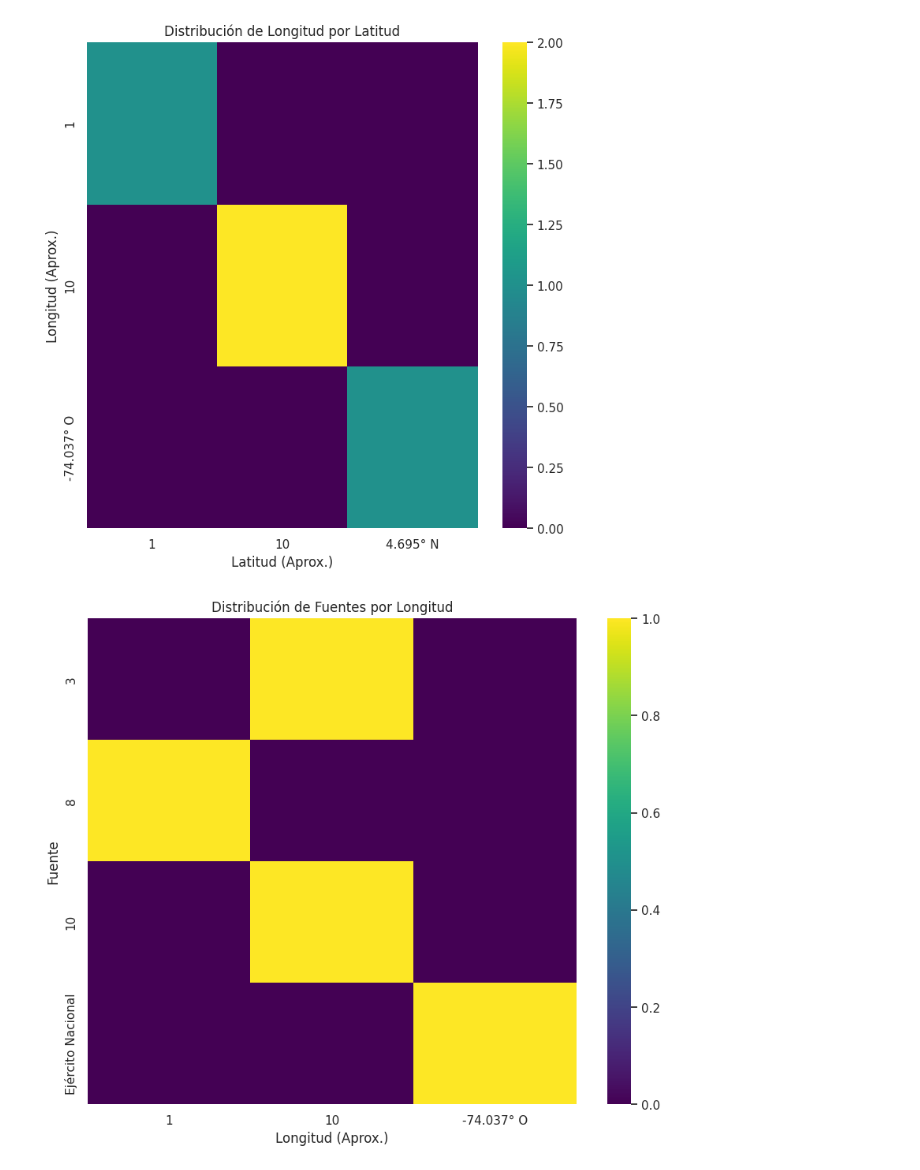
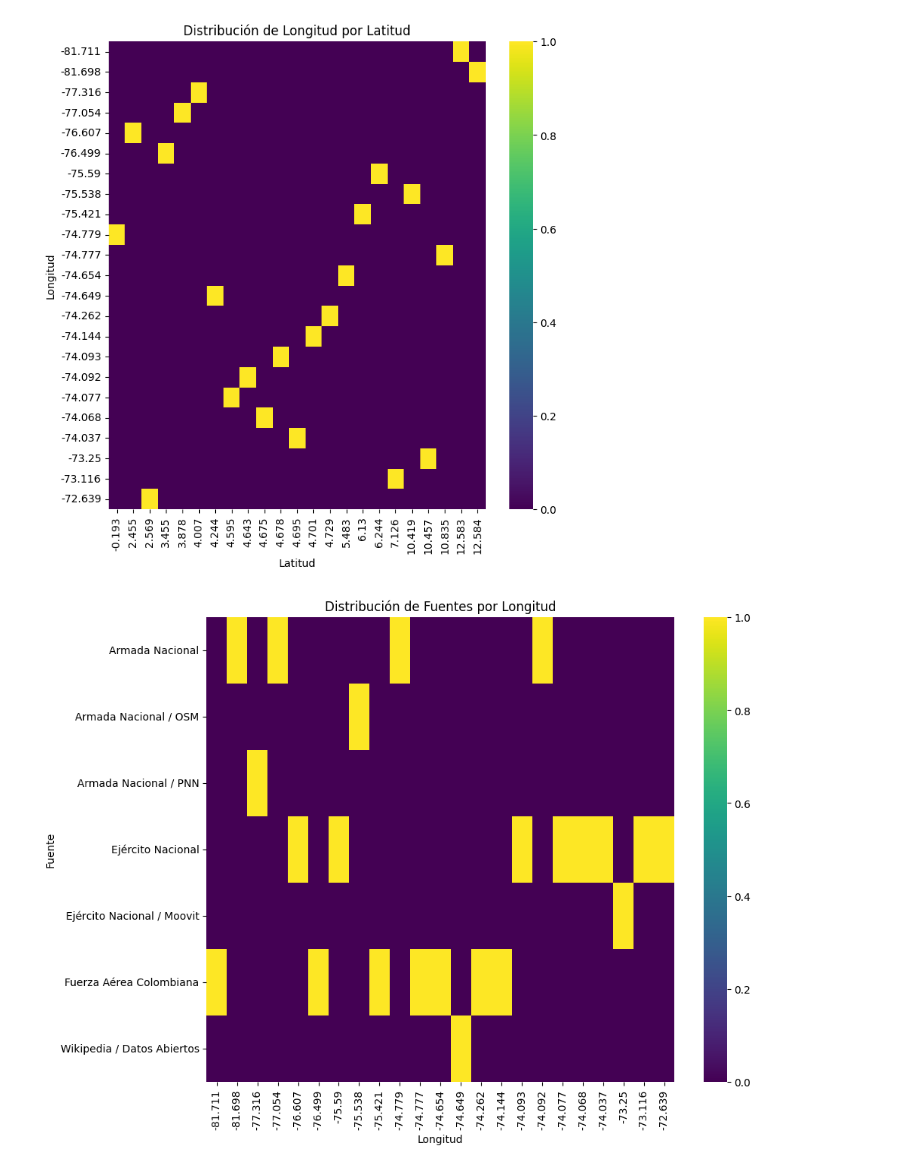
Before and after one commit to deisanchezh/proyecto_tech, a Jupyter notebook: TP1/Ubicacion_BS_Militares.ipynb, the cells around one changed output. Cells and saved outputs as stored; diff of their text form; code cells hidden in the pictures.

```diff
--- a/TP1/Ubicacion_BS_Militares.ipynb
+++ b/TP1/Ubicacion_BS_Militares.ipynb
@@ -155,39 +155,39 @@ import pandas as pd
 
 # Crea una tabla de frecuencia limpia
 df_2dhist = pd.crosstab(
-    index=_df_14['Longitud (Aprox.)'],
-    columns=_df_14['Latitud (Aprox.)']
+    index=full_df['Longitud'],
+    columns=full_df['Latitud']
 )
 
 # Genera el heatmap
 plt.figure(figsize=(8, 8))
 sns.heatmap(df_2dhist, cmap='viridis')
-plt.xlabel('Latitud (Aprox.)')
-plt.ylabel('Longitud (Aprox.)')
+plt.xlabel('Latitud')
+plt.ylabel('Longitud')
 plt.title('Distribución de Longitud por Latitud')
 plt.show()
 # %% [output]
-[figure, old version]
+[figure, new version]
 # %%
 from matplotlib import pyplot as plt
 import seaborn as sns
 import pandas as pd
 
 # Crea una tabla de frecuencia limpia
 df_2dhist = pd.crosstab(
-    index=_df_15['Fuente'],
-    columns=_df_15['Longitud (Aprox.)']
+    index=full_df['Fuente'],
+    columns=full_df['Longitud']
 )
 
 # Genera el heatmap
 plt.figure(figsize=(10, 8))
 sns.heatmap(df_2dhist, cmap='viridis')
-plt.xlabel('Longitud (Aprox.)')
+plt.xlabel('Longitud')
 plt.ylabel('Fuente')
 plt.title('Distribución de Fuentes por Longitud')
 plt.show()
 # %% [output]
-[figure, old version]
+[figure, new version]
 # %%
 # Extract the department from the 'Ubicacion' column and create a new 'Departamento' column
 full_df['Departamento'] = full_df['Ubicacion'].apply(lambda x: x.split(', ')[-1] if isinstance(x, str) and ', ' in x else None)
```
Also changed, not shown: parts of 4 cells of this notebook.
